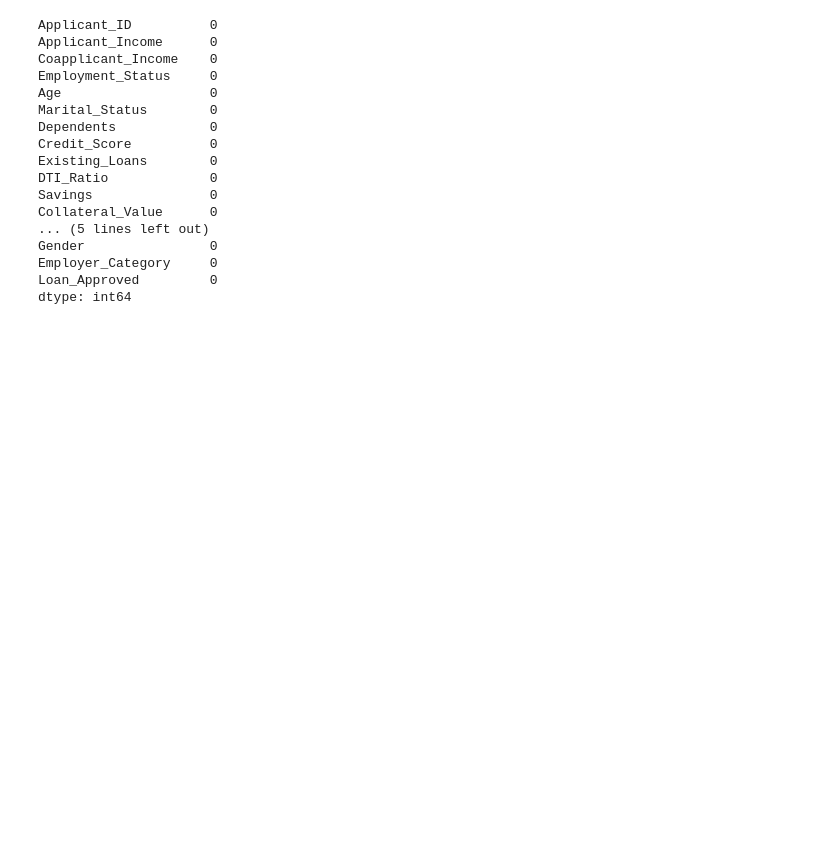
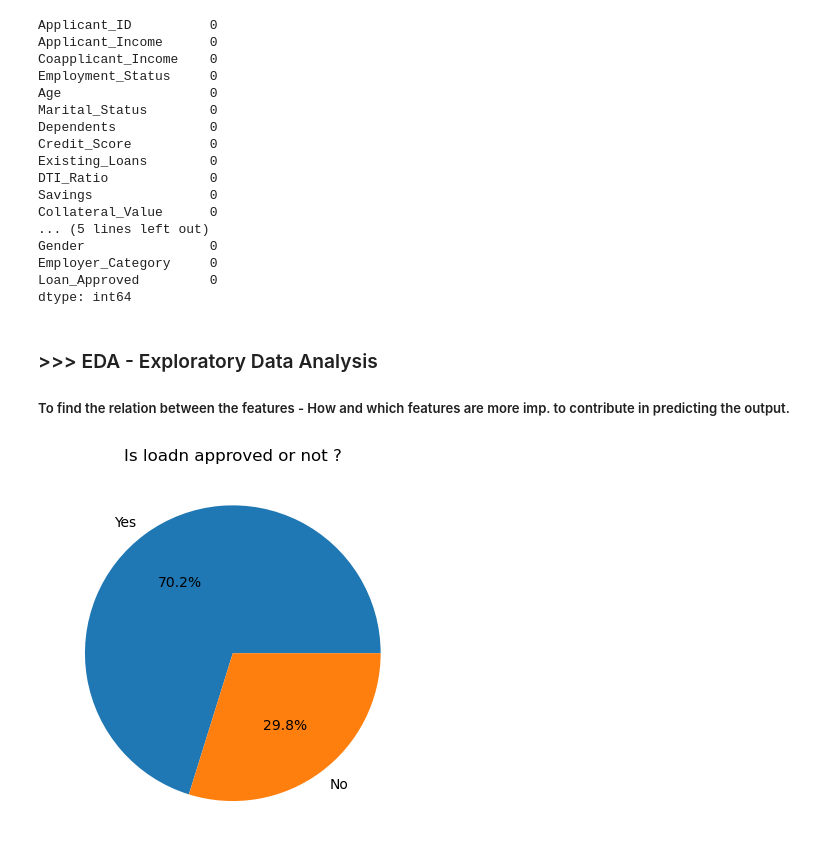
Before and after one commit to JitendraSingh1435/Credit-wise-Loan-Approval-System, a Jupyter notebook: loan approval system.ipynb, the cells around one changed output. Drawn from its saved outputs; the diff is of its cells as text; code cells hidden in the pictures; blank space fills up the shorter version.

Commit message:
EDA - Exploratory Data Analysis - To find the relation between the features

```diff
--- a/loan approval system.ipynb
+++ b/loan approval system.ipynb
@@ -80,3 +80,15 @@ Gender                0
 Employer_Category     0
 Loan_Approved         0
 dtype: int64
+# %% [markdown]
+### >>> EDA - Exploratory Data Analysis
+##### To find the relation between the features - How and which features are more imp. to contribute in predicting the output.
+# %%
+# How balanced our classes are ?
+
+classes_count = data["Loan_Approved"].value_counts()
+plt.pie(classes_count, labels=["Yes", "No"], autopct='%1.1f%%')
+plt.title("Is loadn approved or not ?")
+plt.show()
+# %% [output]
+[figure, added]
```
Also changed, not shown: parts of 9 cells of this notebook.
